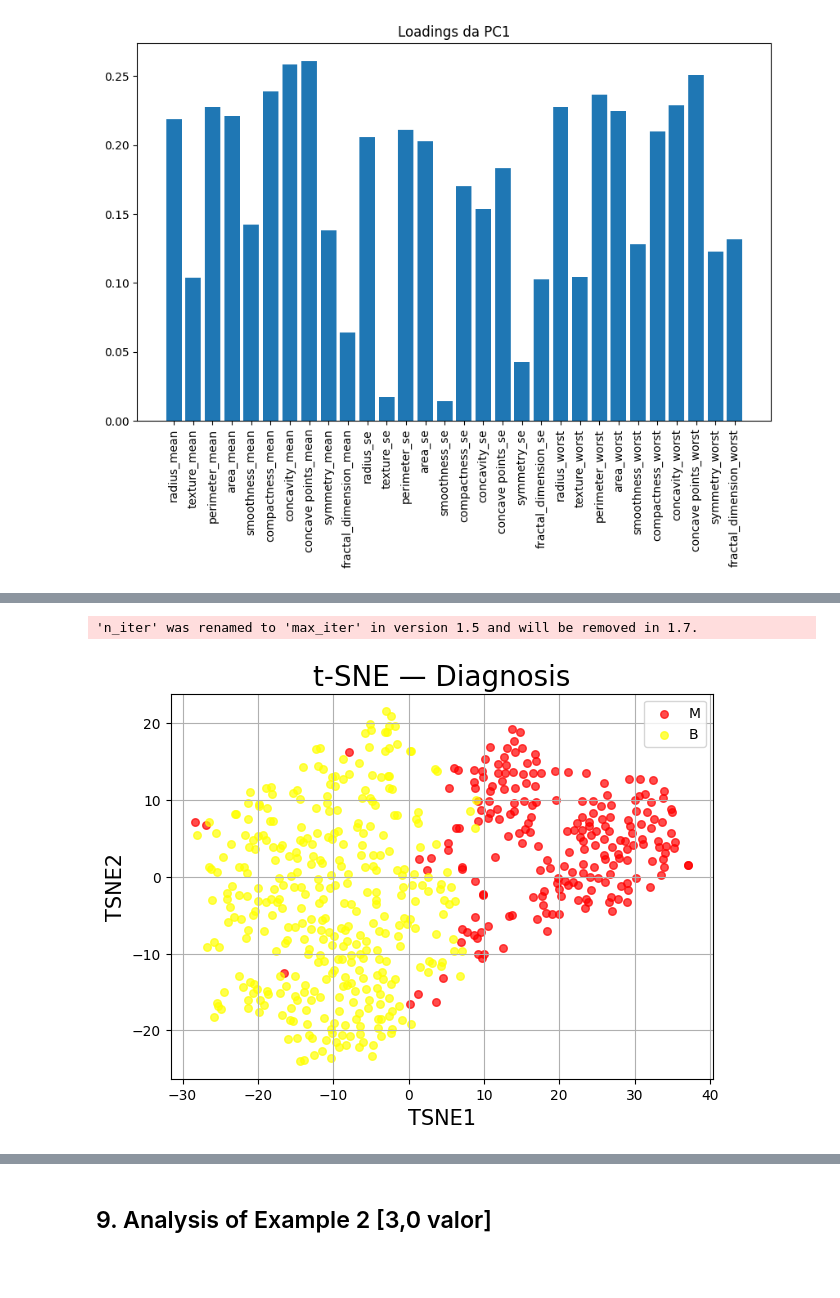
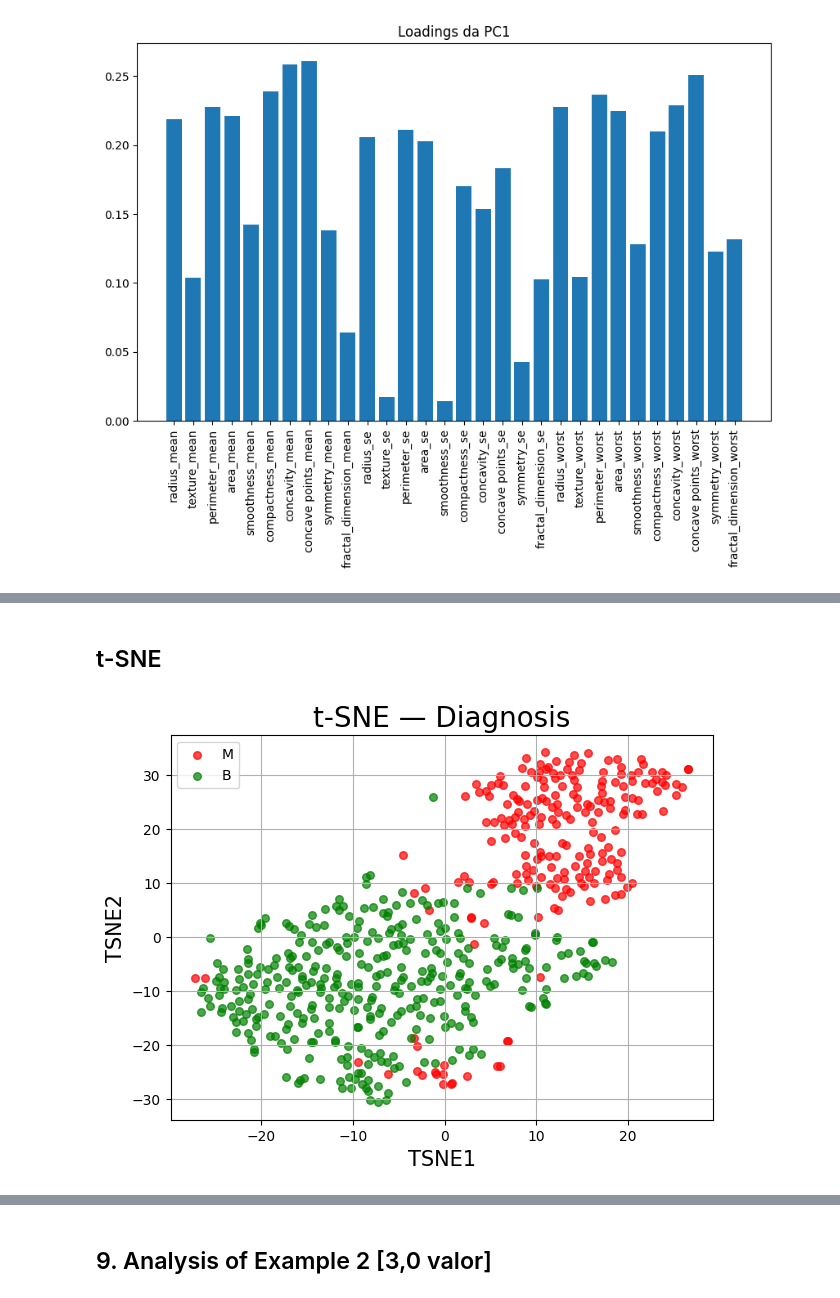
Before and after one commit to jvbdf/tmbd_work3, a Jupyter notebook: TMBD_M3.ipynb, the cells around one changed output, grey strips where cells are left out. Drawn from its saved outputs; the diff is of its cells as text; code cells hidden in the pictures; blank space fills up the shorter version.

```diff
--- a/TMBD_M3.ipynb
+++ b/TMBD_M3.ipynb
@@ -44,6 +209,2 @@ Saving data.csv to data (1).csv
 # %% [markdown]
 ## 7. Main code as possible solution to the problem [1,5 valor]
-# %%
-#read dataset
-df = pd.read_csv("data.csv", encoding='latin1')
-df.head(5)
@@ -114 +247,5 @@ As técnicas PCA e t-SNE não usam a target, estas técnicas servem para reduzir
+# %%
+df['diagnosis'] = df['diagnosis'].map({'M': 1, 'B': 0})
+corr_target = df.corr()['diagnosis'].sort_values(ascending=False)
+print(corr_target)
 # %%
@@ -272,73 +366,62 @@ plt.show()
+# %% [markdown]
+## t-SNE
 # %%
-# t-SNE
 
-###########################################################################
-#está repetido do que está na main
 from sklearn.manifold import TSNE
 
-# Carregar dataset
-df = pd.read_csv("data.csv", encoding="latin1")
+scaler = StandardScaler()
+X_scaled = scaler.fit_transform(X)
 
-# Remover colunas irrelevantes
-df.drop(['id', 'Unnamed: 32'], axis=1, inplace=True)
 
-# Separar target
-y = df['diagnosis']
-X = df.drop(['diagnosis'], axis=1)
-
-# Normalizar dados
-X_scaled = StandardScaler().fit_transform(X)
-###########################################################################
-
-# ==========================
-# FUNÇÃO PARA t-SNE
-# ==========================
-def create_tsne_df(X, y, perplexity=30, learning_rate=200, n_iter=1500, random_state=42):
+def create_tsne_df(X, y, perplexity=30, learning_rate=200, max_iter=1500, random_state=42):
     tsne = TSNE(
         n_components=2,
         perplexity=perplexity,
         learning_rate=learning_rate,
-        n_iter=n_iter,
+        max_iter=max_iter,
         random_state=random_state,
         init='pca'
     )
 
     tsne_fit = tsne.fit_transform(X)
     tsne_df = pd.DataFrame(tsne_fit, columns=['TSNE1', 'TSNE2'])
-    final_df = pd.concat([tsne_df, pd.DataFrame(y)], axis=1)
+    final_df = pd.concat([tsne_df, pd.DataFrame(y, columns=['diagnosis'])], axis=1)
 
     return final_df
 
 tsne_df = create_tsne_df(X_scaled, y)
 
-# ==========================
-# GRÁFICO t-SNE
-# ==========================
+
 def plot_tsne(dataframe, target):
     plt.figure(figsize=(7, 5))
     ax = plt.gca()
     ax.set_xlabel('TSNE1', fontsize=15)
     ax.set_ylabel('TSNE2', fontsize=15)
     ax.set_title(f't-SNE — {target.capitalize()}', fontsize=20)
 
+
+    color_map = {1: "red", 0: "green"}
+
+
+    label_map = {1: "M", 0: "B"}
+
+
     targets = list(dataframe[target].unique())
-    colors = random.sample(["black", "red", "yellow", "green"], len(targets))
-
-    for t, color in zip(targets, colors):
+    for t in targets:
         indices = dataframe[target] == t
         ax.scatter(
             dataframe.loc[indices, 'TSNE1'],
             dataframe.loc[indices, 'TSNE2'],
-            c=color,
+            c=color_map[t],
             s=30,
-            alpha=0.7
+            alpha=0.7,
+            label=label_map[t]
         )
 
-    ax.legend(targets)
+    ax.legend()
     ax.grid()
     plt.show()
 
 plot_tsne(tsne_df, "diagnosis")
 # %% [output]
-'n_iter' was renamed to 'max_iter' in version 1.5 and will be removed in 1.7.
-[figure, old version]
+[figure, new version]
```
Also changed, not shown: parts of 57 cells of this notebook.
